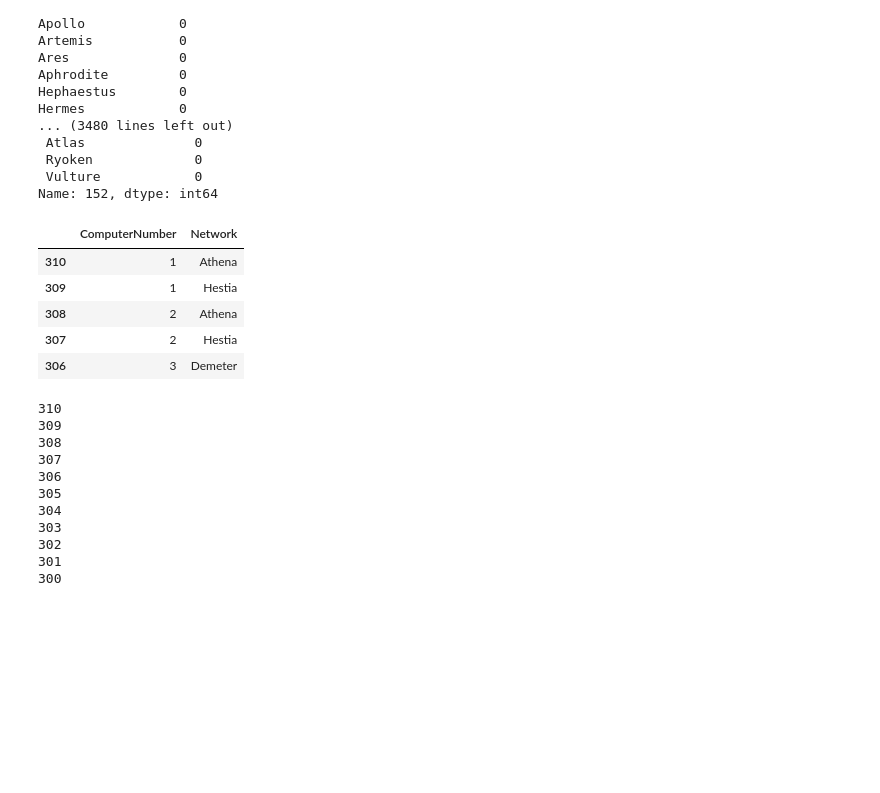
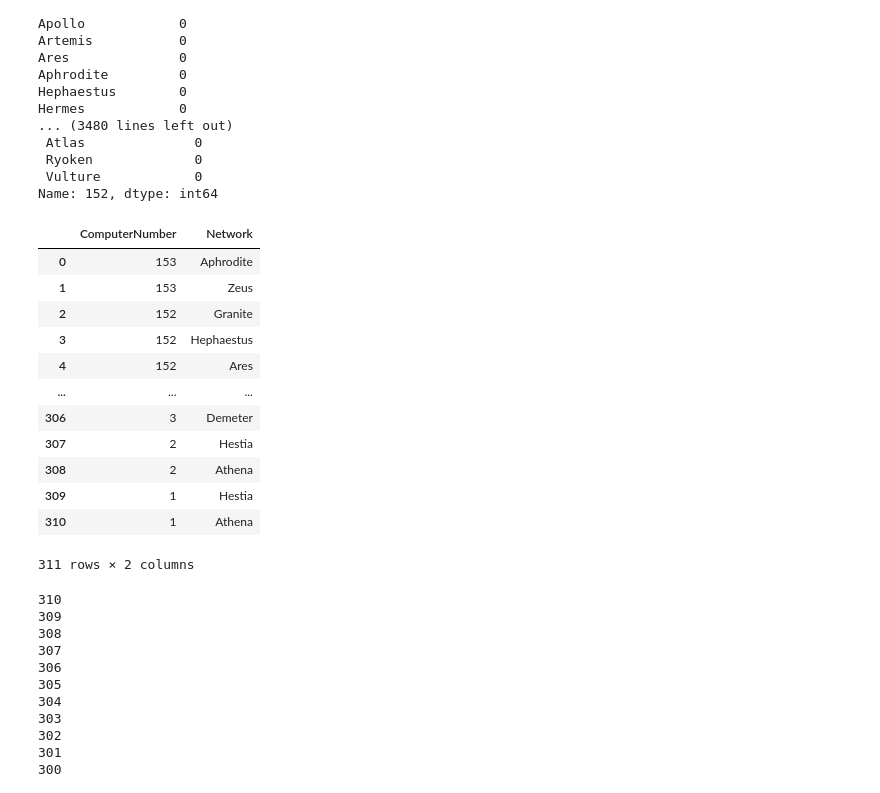
Before and after one commit to erifejams/Autonomous-Systems, a Jupyter notebook: Autonomous Systems.ipynb, the cells around one changed output. Drawn from its saved outputs; the diff is of its cells as text; code cells hidden in the pictures; blank space fills up the shorter version.

```diff
--- a/Autonomous Systems.ipynb
+++ b/Autonomous Systems.ipynb
@@ -413,9 +413,11 @@ Name: 152, dtype: int64
         #use the network as nodes and the network as edges? or visa versa?
 
 #HAVENT ADDED ALL THE NETWORK YET
+
 dataframeData = pd.DataFrame(columns=['ComputerNumber','Network'])  #creating our source and target using the connected netwrks
 data = pd.read_csv("C:\\Users\\SAMSUNG\\Documents\\GitHub\\Autonomous-Systems\\11_Autonomous_Systems.csv")
 for i in range(len(data)):
+
     if data["Zeus"][i] == 1:
         #print(i + 1) #prints the computer number that zeus is connected to
         dataframeData.loc[-1] = [i+1, 'Zeus']
@@ -448,73 +450,80 @@ for i in range(len(data)):
     if data["Apollo"][i] == 1:
         #print(i + 1)
         dataframeData.loc[-1] = [i+1, 'Apollo']
-        dataframeData.index = dataframeData.index + 1
+        dataframeData.index = dataframeData.index - 1
 
 
     if data["Artemis"][i] == 1:
         #print(i + 1)
         dataframeData.loc[-1] = [i+1, 'Artemis']
-        dataframeData.index = dataframeData.index + 1
+        dataframeData.index = dataframeData.index - 1
 
 
 
     if data["Ares"][i] == 1:
         #print(i + 1)
         dataframeData.loc[-1] = [i+1, 'Ares']
-        dataframeData.index = dataframeData.index + 1
+        dataframeData.index = dataframeData.index - 1
 
 
 
     if data["Aphrodite"][i] == 1:
         #print(i + 1)
         dataframeData.loc[-1] = [i+1, 'Aphrodite']
-        dataframeData.index = dataframeData.index + 1
+        dataframeData.index = dataframeData.index - 1
 
 
 
     if data["Hephaestus"][i] == 1:
         #print(i + 1)
         dataframeData.loc[-1] = [i+1, 'Hephaestus']
-        dataframeData.index = dataframeData.index + 1
+        dataframeData.index = dataframeData.index - 1
 
 
 
     if data["Hermes"][i] == 1:
         #print(i + 1)
         dataframeData.loc[-1] = [i+1, 'Hermes']
-        dataframeData.index = dataframeData.index + 1
+        dataframeData.index = dataframeData.index - 1
 
 
 
     if data["Hestia"][i] == 1:
         #print(i + 1)
         dataframeData.loc[-1] = [i+1, 'Hestia']
-        dataframeData.index = dataframeData.index + 1
+        dataframeData.index = dataframeData.index - 1
 
 
 
     if data["Dionysus"][i] == 1:
         #print(i + 1)
         dataframeData.loc[-1] = [i+1, 'Dionysus']
-        dataframeData.index = dataframeData.index + 1
+        dataframeData.index = dataframeData.index - 1
 
 
 
     if data["Granite"][i] == 1:
         #print(i + 1)
         dataframeData.loc[-1] = [i+1, 'Granite']
-        dataframeData.index = dataframeData.index + 1
+        dataframeData.index = dataframeData.index - 1
 
 
-
-dataframeData.head()
+dataframeData.index = dataframeData.index + len(dataframeData)
+dataframeData.sort_index()
 # %% [output]
 |  | ComputerNumber | Network |
+| 0 | 153 | Aphrodite |
+| 1 | 153 | Zeus |
+| 2 | 152 | Granite |
+| 3 | 152 | Hephaestus |
+| 4 | 152 | Ares |
+| ... | ... | ... |
+| 306 | 3 | Demeter |
+| 307 | 2 | Hestia |
+| 308 | 2 | Athena |
+| 309 | 1 | Hestia |
 | 310 | 1 | Athena |
-| 309 | 1 | Hestia |
-| 308 | 2 | Athena |
-| 307 | 2 | Hestia |
-| 306 | 3 | Demeter |
+311 rows × 2 columns
 # %%
 edges = []
 for index, row in dataframeData.iterrows():
```
Also changed, not shown: parts of 1 cell of this notebook, 2 other files.
